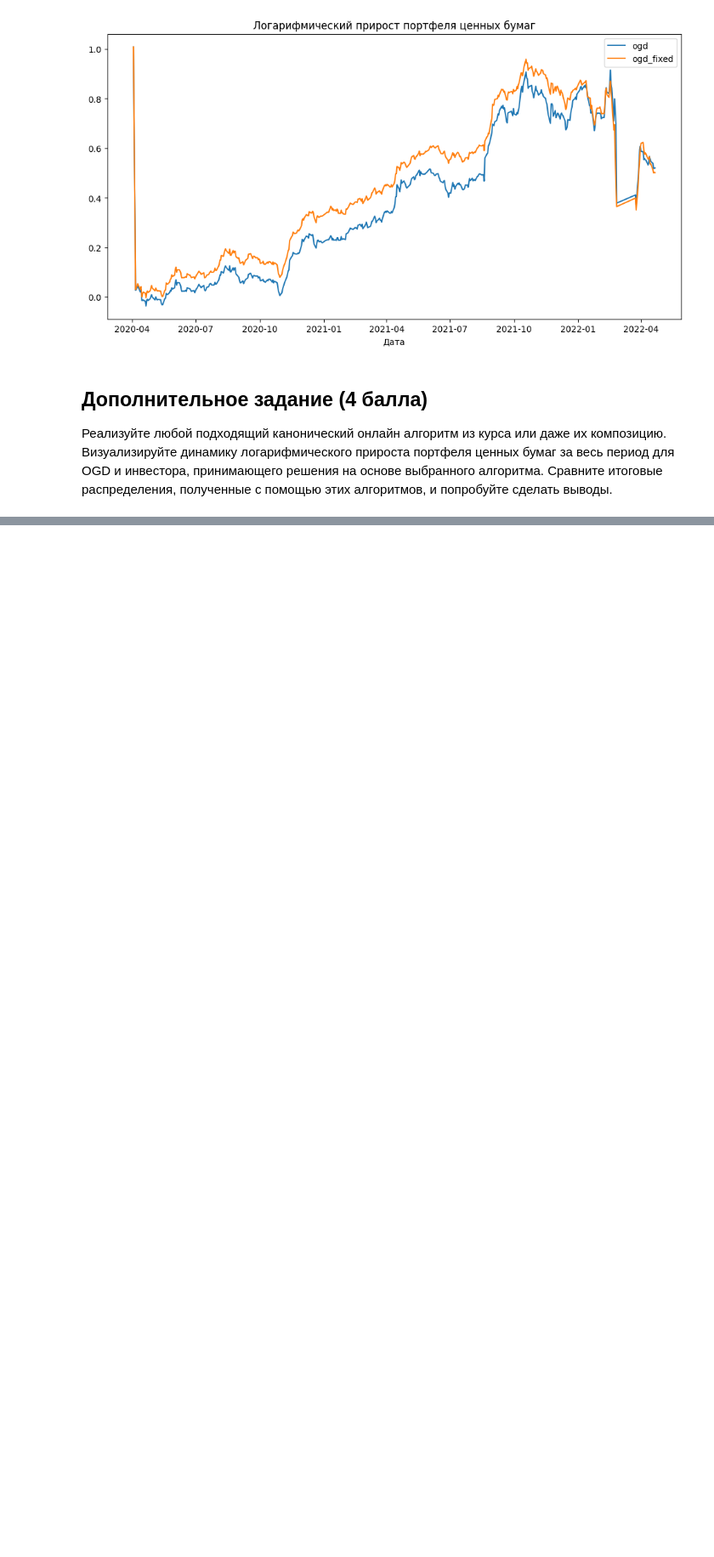
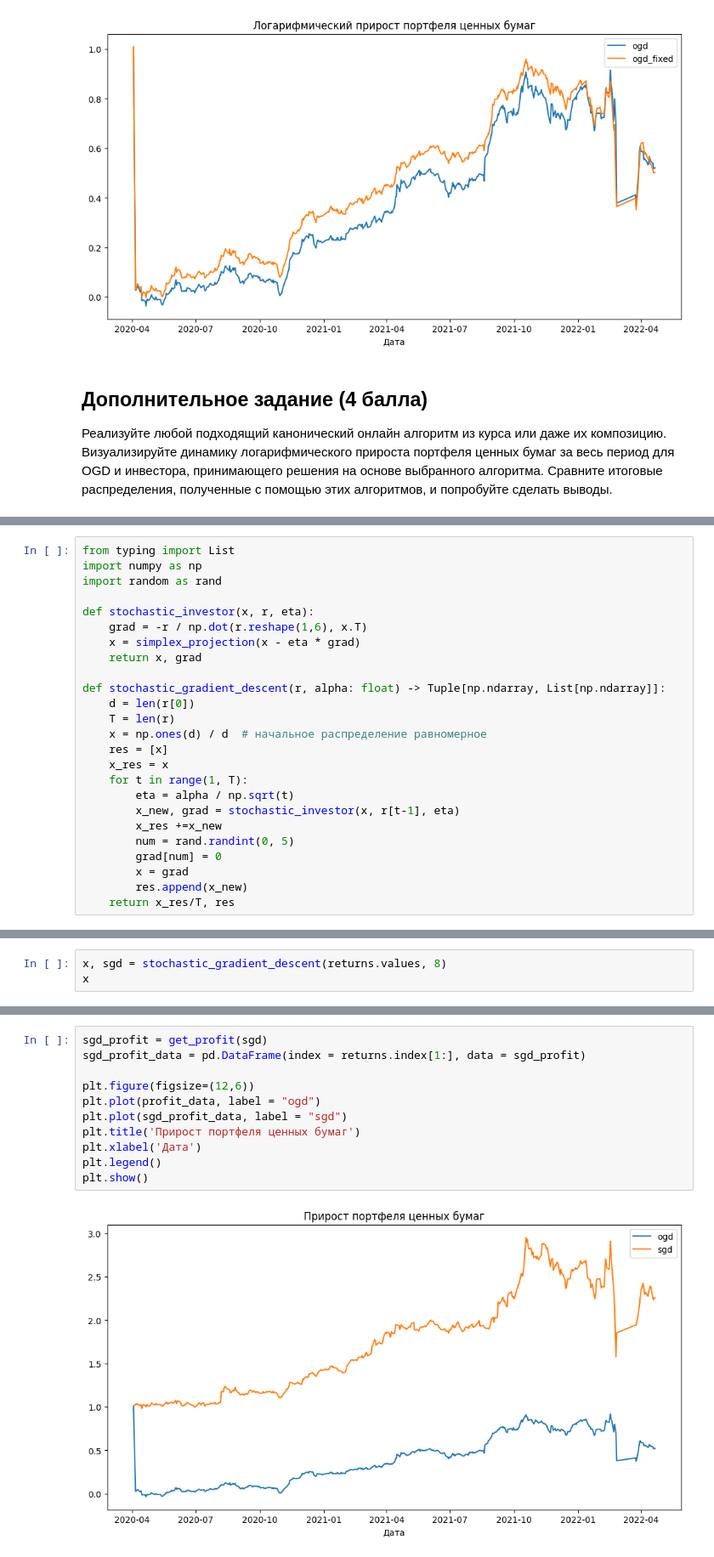
Before and after one commit to vecherochek/decision-making-theory, a Jupyter notebook: decisions/hw2.ipynb, the cells around one changed output, grey strips where cells are left out. Shown at 85% size. Drawn from its saved outputs; the diff is of its cells as text; blank space fills up the shorter version.

```diff
--- a/decisions/hw2.ipynb
+++ b/decisions/hw2.ipynb
@@ -256,0 +280,25 @@ plt.show()
+# %%
+from typing import List
+import numpy as np
+import random as rand
+
+def stochastic_investor(x, r, eta):
+    grad = -r / np.dot(r.reshape(1,6), x.T)
+    x = simplex_projection(x - eta * grad)
+    return x, grad
+
+def stochastic_gradient_descent(r, alpha: float) -> Tuple[np.ndarray, List[np.ndarray]]:
+    d = len(r[0])
+    T = len(r)
+    x = np.ones(d) / d  # начальное распределение равномерное
+    res = [x]
+    x_res = x
+    for t in range(1, T):
+        eta = alpha / np.sqrt(t)
+        x_new, grad = stochastic_investor(x, r[t-1], eta)
+        x_res +=x_new
+        num = rand.randint(0, 5)
+        grad[num] = 0
+        x = grad
+        res.append(x_new)
+    return x_res/T, res
@@ -256,0 +307,3 @@ plt.show()
+# %%
+x, sgd = stochastic_gradient_descent(returns.values, 8)
+x
@@ -256,0 +322,13 @@ plt.show()
+# %%
+sgd_profit = get_profit(sgd)
+sgd_profit_data = pd.DataFrame(index = returns.index[1:], data = sgd_profit)
+
+plt.figure(figsize=(12,6))
+plt.plot(profit_data, label = "ogd")
+plt.plot(sgd_profit_data, label = "sgd")
+plt.title('Прирост портфеля ценных бумаг')
+plt.xlabel('Дата')
+plt.legend()
+plt.show()
+# %% [output]
+[figure, added]
```
Also changed, not shown: parts of 7 cells of this notebook.
